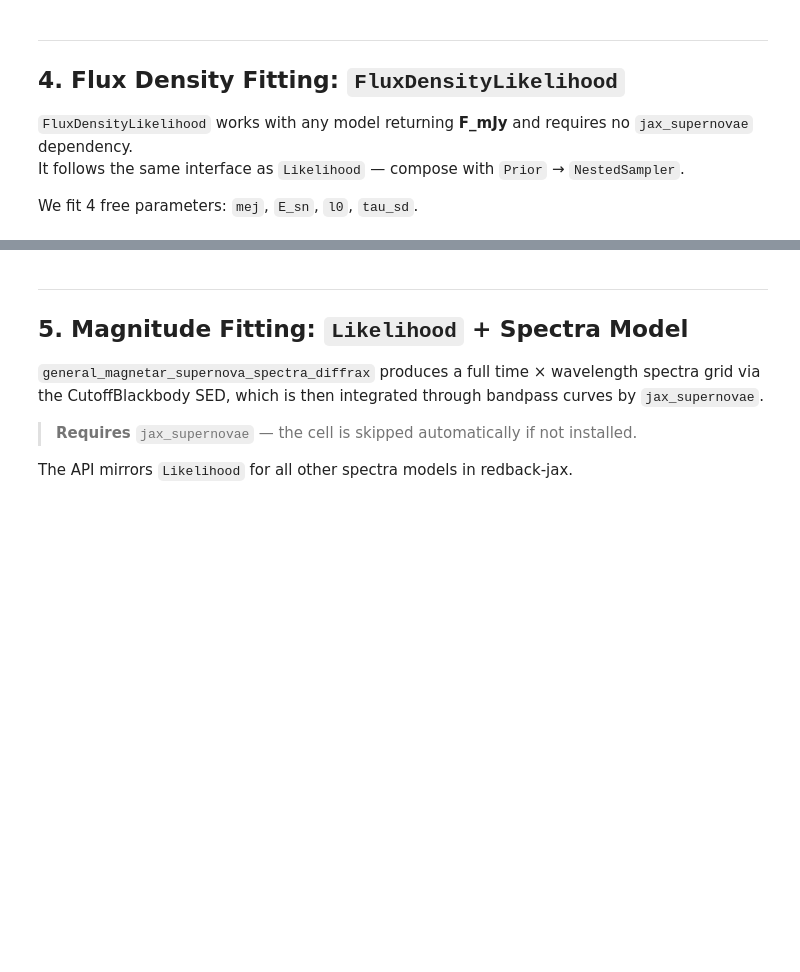
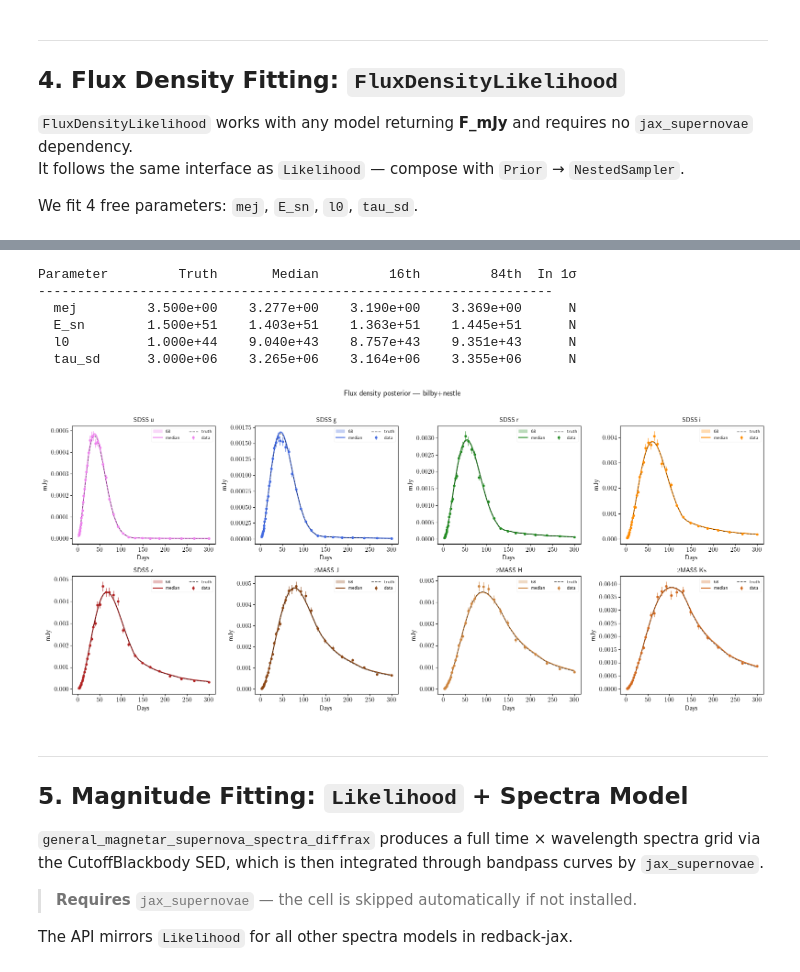
Before and after one commit to nikhil-sarin/redback-jax, a Jupyter notebook: examples/general_magnetar_fitting.ipynb, the cells around one changed output, grey strips where cells are left out. Cells and saved outputs as stored; diff of their text form; code cells hidden in the pictures; blank space fills up the shorter version.

```diff
--- a/examples/general_magnetar_fitting.ipynb
+++ b/examples/general_magnetar_fitting.ipynb
@@ -420,41 +499,51 @@ if _HAS_BILBY:
         s     = np.array(result_fd.posterior[name])
         lo, med, hi = np.percentile(s, [16, 50, 84])
         in1 = 'Y' if lo <= truth <= hi else 'N'
         print(f"  {name:<8} {truth:>12.3e} {med:>12.3e} {lo:>12.3e} {hi:>12.3e} {in1:>6}")
 
     # ── Posterior light curves ────────────────────────────────────────────────
-    T_DENSE = np.geomspace(2., 120., 60)
-    t_d  = jnp.array(np.repeat(T_DENSE, 5),    dtype=jnp.float64)
-    nu_d = jnp.array(np.tile(BAND_FREQ, 60),   dtype=jnp.float64)
+    T_DENSE = np.geomspace(2., 300., 60)
+    t_d  = jnp.array(np.repeat(T_DENSE, N_BANDS), dtype=jnp.float64)
+    nu_d = jnp.array(np.tile(BAND_FREQ, 60),       dtype=jnp.float64)
 
     post_df = result_fd.posterior
     rng_pc  = np.random.default_rng(7)
     idx_draws = rng_pc.choice(len(post_df), size=200, replace=True)
     F_draws = np.zeros((200, len(t_d)))
     for j, i in enumerate(idx_draws):
         p = {name: float(post_df[name].iloc[i]) for name in prior_fd.names}
         F_draws[j] = np.array(
             general_magnetar_driven_supernova(t_d, nu_d, **FIXED_FD_FIT, **p)
         )
 
-    fig, axes_lc = plt.subplots(1, 5, figsize=(16, 3.5), sharey=False)
-    for b_idx, (band, color, ax) in enumerate(zip(BANDS, BAND_COLORS, axes_lc)):
-        b_mask = np.arange(b_idx, len(t_d), 5)
+    fig, axes_lc = plt.subplots(2, 4, figsize=(16, 7), sharey=False)
+    axes_flat = axes_lc.flatten()
+    for b_idx, (band, color, ax) in enumerate(zip(BANDS, BAND_COLORS, axes_flat)):
+        b_mask = np.arange(b_idx, len(t_d), N_BANDS)
         q16, q50, q84 = np.percentile(F_draws[:, b_mask], [16, 50, 84], axis=0)
         ax.fill_between(T_DENSE, q16, q84, color=color, alpha=0.3, label='68% CI')
         ax.plot(T_DENSE, q50, color=color, lw=1.5, label='median')
-        d_mask = np.arange(b_idx, len(t_all), 5)
+        d_mask = np.arange(b_idx, len(t_all), N_BANDS)
         ax.plot(t_all[d_mask], F_true[d_mask], 'k--', lw=1, alpha=0.6, label='truth')
         ax.errorbar(t_all[d_mask], F_obs[d_mask], F_err[d_mask],
                     fmt='o', color=color, ms=4, lw=0.8, label='data')
         ax.set_xlabel('Days')
         ax.set_ylabel('mJy')
-        ax.set_title(f'SDSS {band}', fontsize=10)
+        label = f'2MASS {band}' if band in ('J', 'H', 'Ks') else f'SDSS {band}'
+        ax.set_title(label, fontsize=10)
         ax.legend(fontsize=7, ncol=2)
     plt.suptitle('Flux density posterior — bilby+nestle', y=1.02)
     plt.tight_layout()
     plt.savefig('fd_posterior_lcs.pdf', bbox_inches='tight')
     plt.show()
+# %% [output]
+Parameter         Truth       Median         16th         84th  In 1σ
+------------------------------------------------------------------
+  mej         3.500e+00    3.277e+00    3.190e+00    3.369e+00      N
+  E_sn        1.500e+51    1.403e+51    1.363e+51    1.445e+51      N
+  l0          1.000e+44    9.040e+43    8.757e+43    9.351e+43      N
+  tau_sd      3.000e+06    3.265e+06    3.164e+06    3.355e+06      N
+[figure, added]
 # %% [markdown]
 ---
 ## 5. Magnitude Fitting: `Likelihood` + Spectra Model
```
Also changed, not shown: parts of 17 cells of this notebook, 1 other file.
